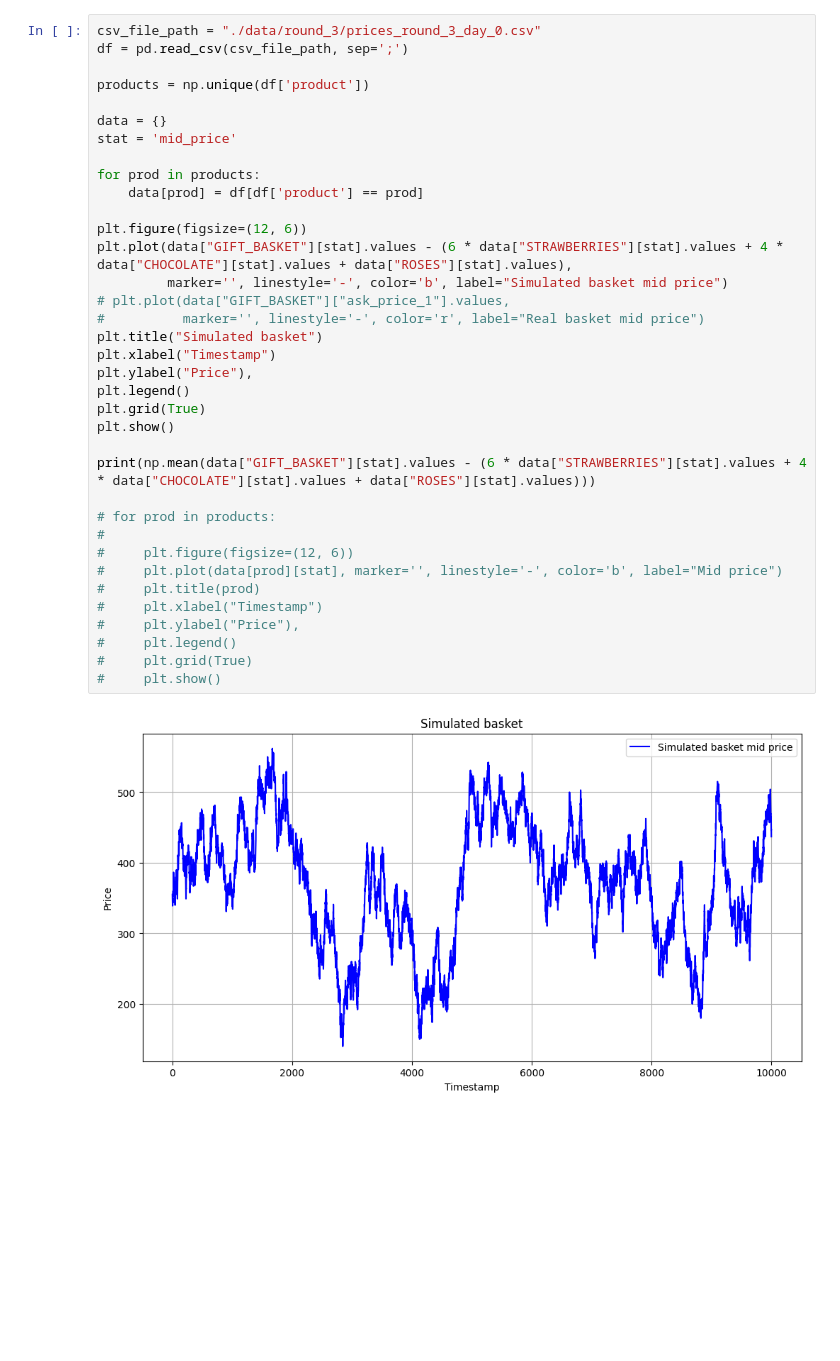
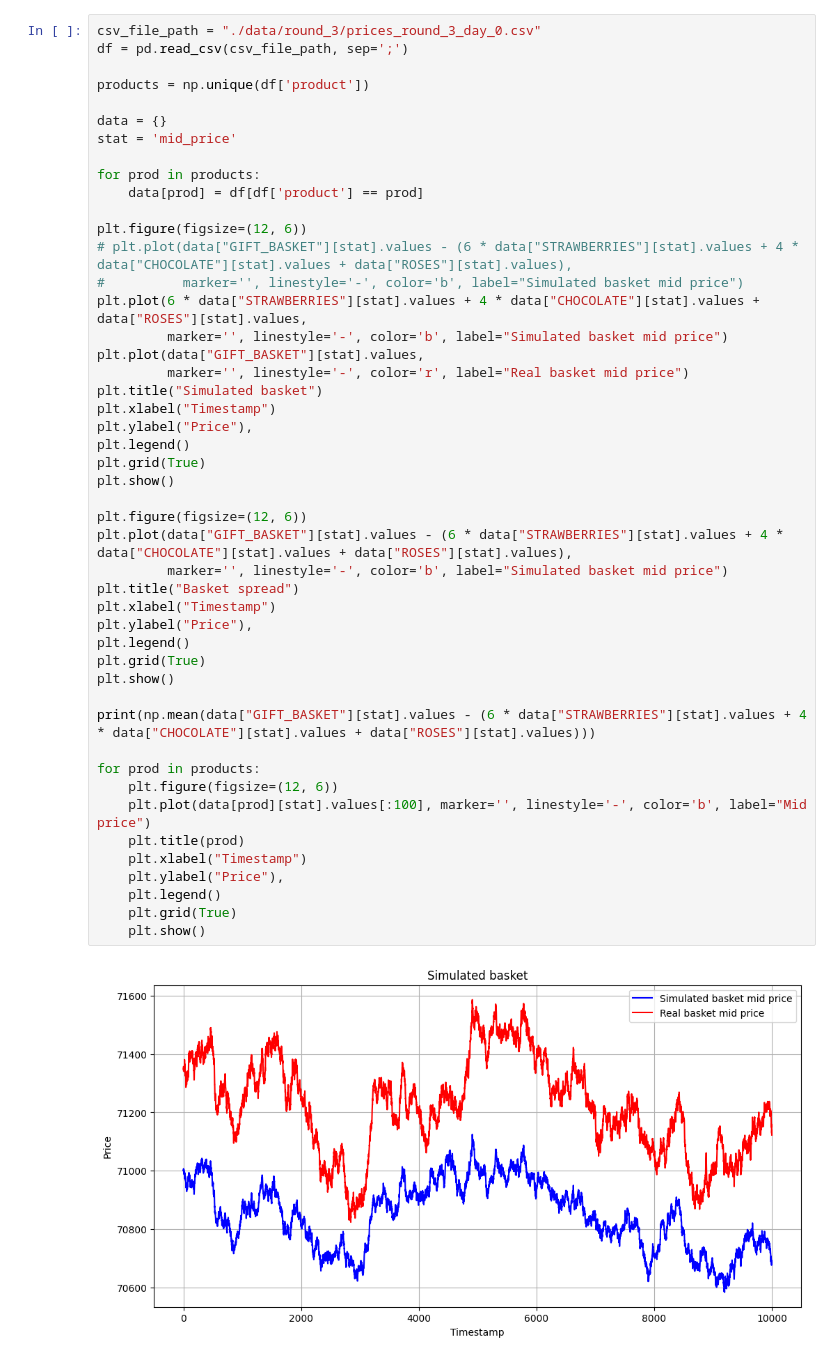
Before and after one commit to levladiator/Prosperity, a Jupyter notebook: src/csvAnalyzer.ipynb, the cells around one changed output. Saved outputs shown, nothing was run; the diff lists cells and outputs as text; blank space fills up the shorter version.

```diff
--- a/src/csvAnalyzer.ipynb
+++ b/src/csvAnalyzer.ipynb
@@ -5,38 +7,49 @@ import matplotlib.pyplot as plt
 # %%
 csv_file_path = "./data/round_3/prices_round_3_day_0.csv"
 df = pd.read_csv(csv_file_path, sep=';')
 
 products = np.unique(df['product'])
 
 data = {}
 stat = 'mid_price'
 
 for prod in products:
     data[prod] = df[df['product'] == prod]
 
 plt.figure(figsize=(12, 6))
+# plt.plot(data["GIFT_BASKET"][stat].values - (6 * data["STRAWBERRIES"][stat].values + 4 * data["CHOCOLATE"][stat].values + data["ROSES"][stat].values),
+#          marker='', linestyle='-', color='b', label="Simulated basket mid price")
+plt.plot(6 * data["STRAWBERRIES"][stat].values + 4 * data["CHOCOLATE"][stat].values + data["ROSES"][stat].values,
+         marker='', linestyle='-', color='b', label="Simulated basket mid price")
+plt.plot(data["GIFT_BASKET"][stat].values,
+         marker='', linestyle='-', color='r', label="Real basket mid price")
+plt.title("Simulated basket")
+plt.xlabel("Timestamp")
+plt.ylabel("Price"),
+plt.legend()
+plt.grid(True)
+plt.show()
+
+plt.figure(figsize=(12, 6))
 plt.plot(data["GIFT_BASKET"][stat].values - (6 * data["STRAWBERRIES"][stat].values + 4 * data["CHOCOLATE"][stat].values + data["ROSES"][stat].values),
          marker='', linestyle='-', color='b', label="Simulated basket mid price")
-# plt.plot(data["GIFT_BASKET"]["ask_price_1"].values,
-#          marker='', linestyle='-', color='r', label="Real basket mid price")
-plt.title("Simulated basket")
+plt.title("Basket spread")
 plt.xlabel("Timestamp")
 plt.ylabel("Price"),
 plt.legend()
 plt.grid(True)
 plt.show()
 
 print(np.mean(data["GIFT_BASKET"][stat].values - (6 * data["STRAWBERRIES"][stat].values + 4 * data["CHOCOLATE"][stat].values + data["ROSES"][stat].values)))
 
-# for prod in products:
-#
-#     plt.figure(figsize=(12, 6))
-#     plt.plot(data[prod][stat], marker='', linestyle='-', color='b', label="Mid price")
-#     plt.title(prod)
-#     plt.xlabel("Timestamp")
-#     plt.ylabel("Price"),
-#     plt.legend()
-#     plt.grid(True)
-#     plt.show()
+for prod in products:
+    plt.figure(figsize=(12, 6))
+    plt.plot(data[prod][stat].values[:100], marker='', linestyle='-', color='b', label="Mid price")
+    plt.title(prod)
+    plt.xlabel("Timestamp")
+    plt.ylabel("Price"),
+    plt.legend()
+    plt.grid(True)
+    plt.show()
 # %% [output]
-[figure, old version]
+[figure, new version]
```
Also changed, not shown: parts of 5 cells of this notebook, 1 other file.
